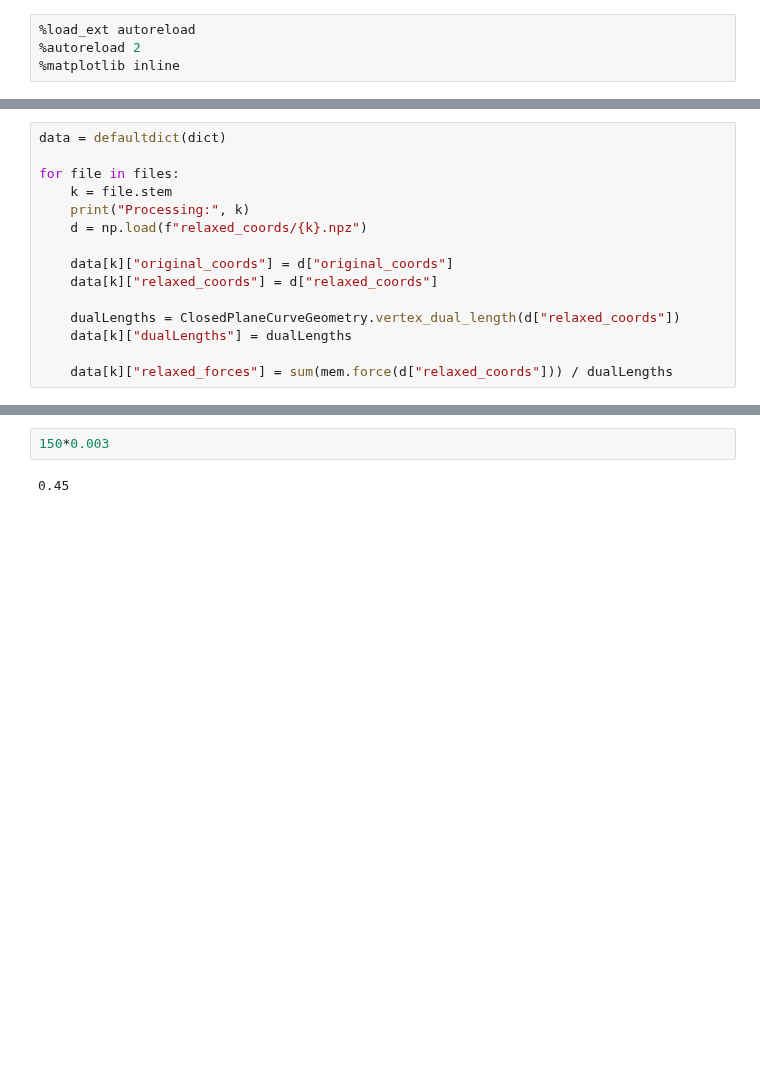
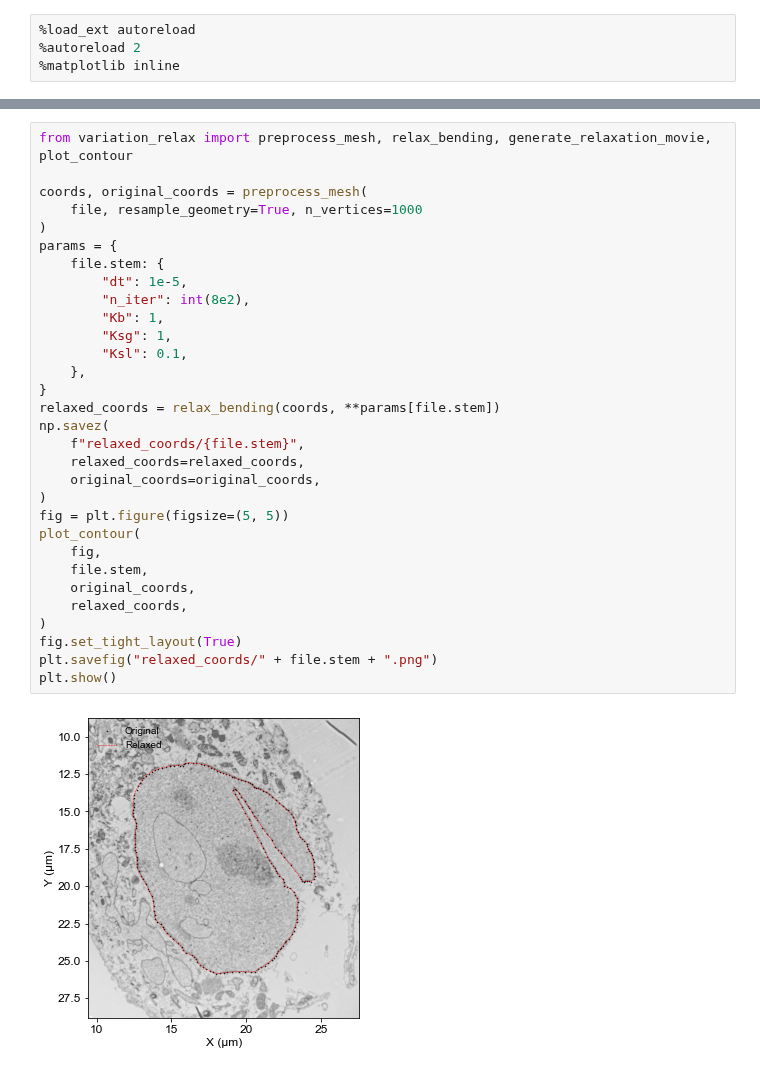
Before and after one commit to RangamaniLabUCSD/ActuAtorForceEstimation, a Jupyter notebook: actuator_example/sweep/analysis.ipynb, the cells around one changed output, grey strips where cells are left out. Drawn from its saved outputs; the diff is of its cells as text; blank space fills up the shorter version.

```diff
--- a/actuator_example/sweep/analysis.ipynb
+++ b/actuator_example/sweep/analysis.ipynb
@@ -60,15 +55,0 @@ We iterate over the segmentations. To ensure that the discrete curves are suffic
-# %%
-data = defaultdict(dict)
-
-for file in files:
-    k = file.stem
-    print("Processing:", k)
-    d = np.load(f"relaxed_coords/{k}.npz")
-
-    data[k]["original_coords"] = d["original_coords"]
-    data[k]["relaxed_coords"] = d["relaxed_coords"]
-
-    dualLengths = ClosedPlaneCurveGeometry.vertex_dual_length(d["relaxed_coords"])
-    data[k]["dualLengths"] = dualLengths
-
-    data[k]["relaxed_forces"] = sum(mem.force(d["relaxed_coords"])) / dualLengths
@@ -270,4 +56,33 @@ Total force on membrane: 17.467582358986753 pN
-# %%
-150*0.003
-# %% [output]
-0.45
+# %%
+from variation_relax import preprocess_mesh, relax_bending, generate_relaxation_movie, plot_contour
+
+coords, original_coords = preprocess_mesh(
+    file, resample_geometry=True, n_vertices=1000
+)
+params = {
+    file.stem: {
+        "dt": 1e-5,
+        "n_iter": int(8e2),
+        "Kb": 1,
+        "Ksg": 1,
+        "Ksl": 0.1,
+    },
+}
+relaxed_coords = relax_bending(coords, **params[file.stem])
+np.savez(
+    f"relaxed_coords/{file.stem}",
+    relaxed_coords=relaxed_coords,
+    original_coords=original_coords,
+)
+fig = plt.figure(figsize=(5, 5))
+plot_contour(
+    fig,
+    file.stem,
+    original_coords,
+    relaxed_coords,
+)
+fig.set_tight_layout(True)
+plt.savefig("relaxed_coords/" + file.stem + ".png")
+plt.show()
+# %% [output]
+[figure, added]
```
Also changed, not shown: parts of 21 cells of this notebook, 1 other file.
